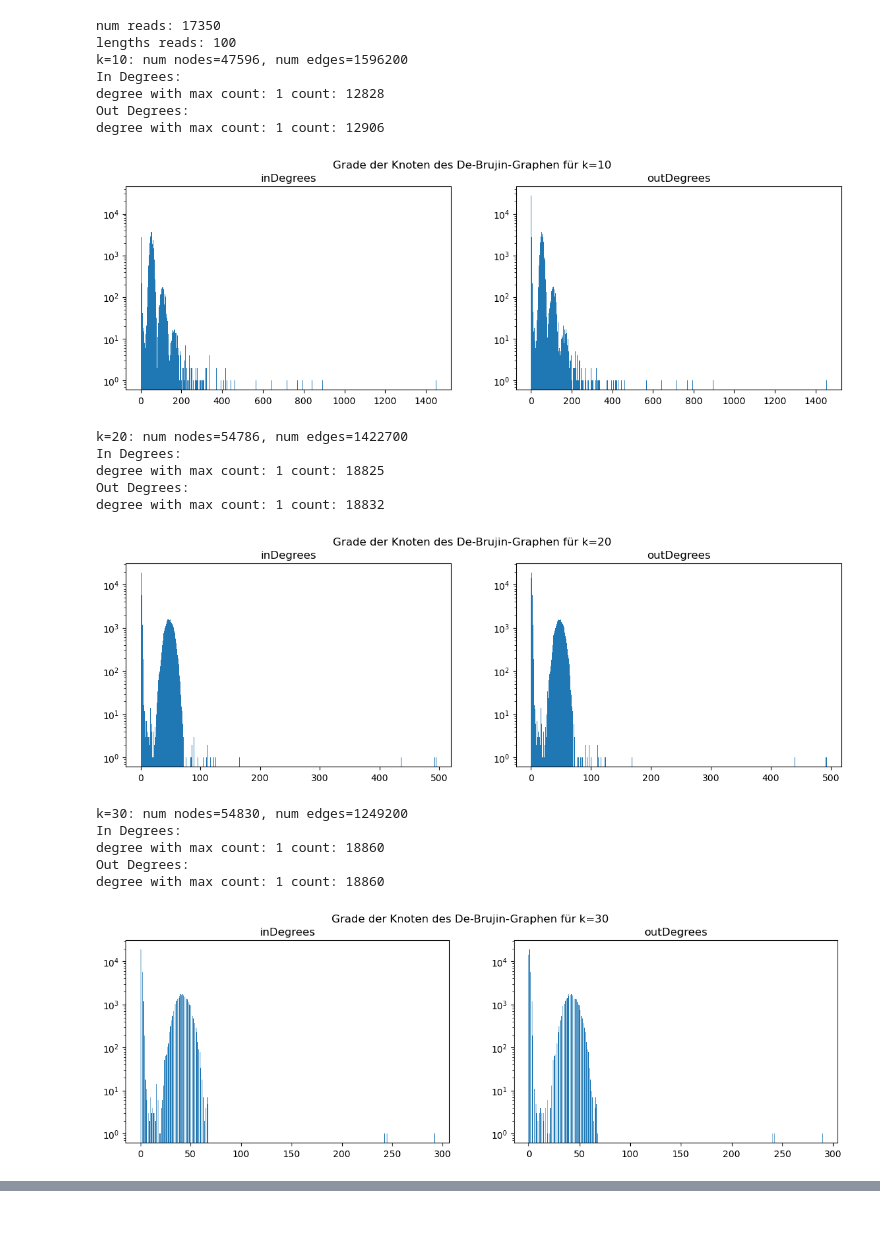
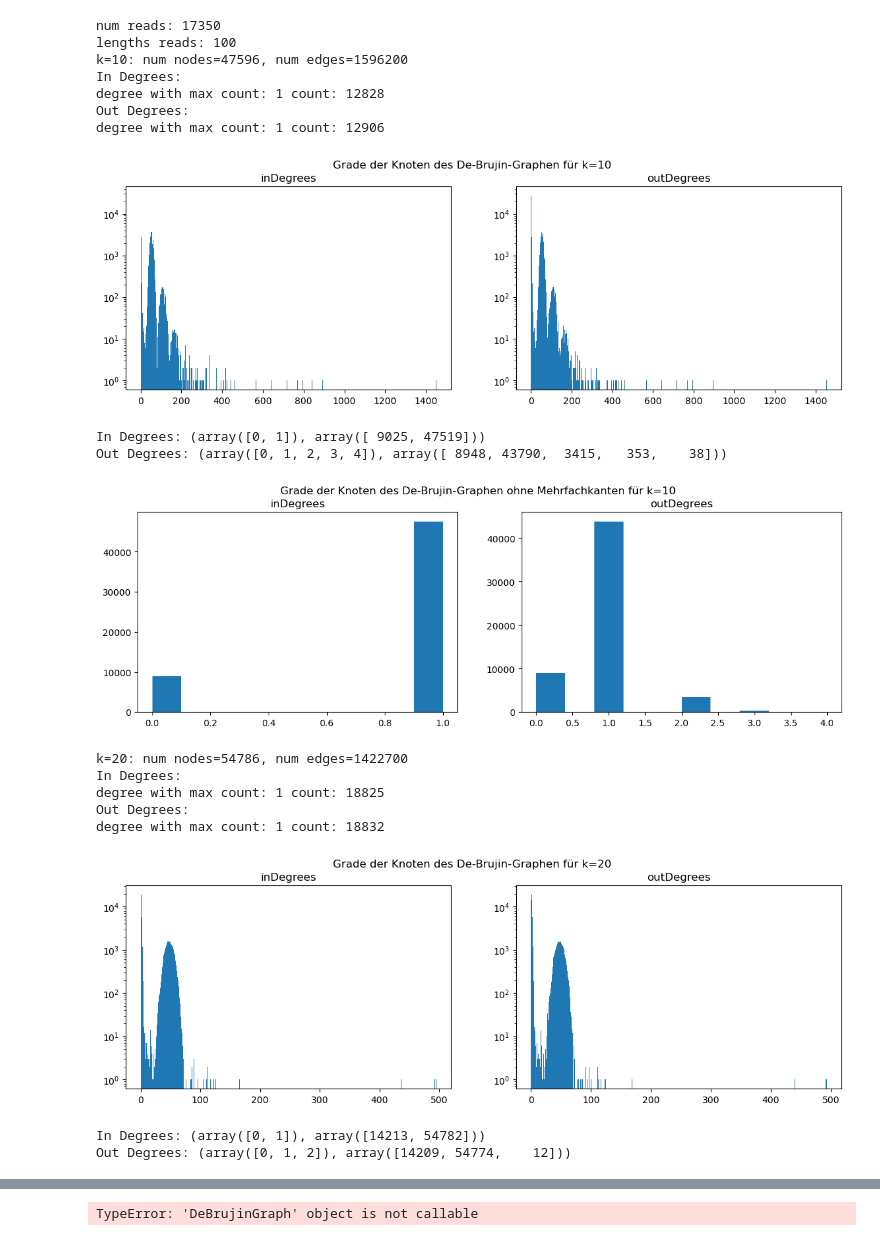
Before and after one commit to chricht1/AlgSeqII, a Jupyter notebook: Serie7/deBrujinGraphAssembly.ipynb, the cells around one changed output, grey strips where cells are left out. Cells and saved outputs as stored; diff of their text form; code cells hidden in the pictures.

```diff
--- a/Serie7/deBrujinGraphAssembly.ipynb
+++ b/Serie7/deBrujinGraphAssembly.ipynb
@@ -25,42 +25,63 @@ for k in [10,20,30]:
     vals, counts = np.unique(degsList[:,0], return_counts=True)
     print(f'degree with max count: {vals[np.argmax(counts)]} count: {max(counts)}')
 
     print('Out Degrees:')
     vals, counts = np.unique(degsList[:,1], return_counts=True)
     print(f'degree with max count: {vals[np.argmax(counts)]} count: {max(counts)}')
 
     fig, (ax1, ax2) = plt.subplots(1, 2)
     fig.set_size_inches(14,4)
     fig.suptitle(f'Grade der Knoten des De-Brujin-Graphen für k={k}')
 
     ax1.set_title('inDegrees')
     ax1.set_yscale('log')
     ax1.hist(degsList[:,0], bins=500)
 
     ax2.set_title('outDegrees')
     ax2.set_yscale('log')
     ax2.hist(degsList[:,1], bins=500)
 
     plt.savefig(f'Plots/hist_nodeDeg_graph_k{k}.png')
     plt.show()
+
+
+
+    degrees = deBrujinGraph.getUniqueEdgeDegreesNodes()
+    degsList = np.array([degrees[node] for node in degrees])
+
+    fig, (ax1, ax2) = plt.subplots(1, 2)
+    fig.set_size_inches(14,4)
+    fig.suptitle(f'Grade der Knoten des De-Brujin-Graphen ohne Mehrfachkanten für k={k}')
+
+    ax1.set_title('inDegrees')
+    #ax1.set_yscale('log')
+    ax1.hist(degsList[:,0])
+    print(f'In Degrees: {np.unique(degsList[:,0], return_counts=True)}')
+
+    ax2.set_title('outDegrees')
+    #ax2.set_yscale('log')
+    ax2.hist(degsList[:,1])
+    print(f'Out Degrees: {np.unique(degsList[:,1], return_counts=True)}')
+
+    plt.savefig(f'Plots/hist_uniqueEdgeNodeDeg_graph_k{k}.png')
+    plt.show()
 # %% [output]
 num reads: 17350
 lengths reads: 100
 k=10: num nodes=47596, num edges=1596200
 In Degrees:
 degree with max count: 1 count: 12828
 Out Degrees:
 degree with max count: 1 count: 12906
 [figure]
-k=20: num nodes=54786, num edges=1422700
-In Degrees:
-degree with max count: 1 count: 18825
-Out Degrees:
-degree with max count: 1 count: 18832
+In Degrees: (array([0, 1]), array([ 9025, 47519]))
+Out Degrees: (array([0, 1, 2, 3, 4]), array([ 8948, 43790,  3415,   353,    38]))
-[figure, old version]
+[figure, new version]
-k=30: num nodes=54830, num edges=1249200
+k=20: num nodes=54786, num edges=1422700
 In Degrees:
-degree with max count: 1 count: 18860
+degree with max count: 1 count: 18825
 Out Degrees:
-degree with max count: 1 count: 18860
+degree with max count: 1 count: 18832
-[figure, old version]
+[figure, new version]
+In Degrees: (array([0, 1]), array([14213, 54782]))
+Out Degrees: (array([0, 1, 2]), array([14209, 54774,    12]))
@@ -67,2 +98,7 @@ degree with max count: 1 count: 18860
 # %%
-# find euler path
+# find assembly
+from src.deBrujinGraphAssembly import Assembly
+graph = DeBrujinGraph(reads, 20)
+assembly = Assembly()
+# %% [output]
+TypeError: 'DeBrujinGraph' object is not callable
```
Also changed, not shown: parts of 3 cells of this notebook, 5 other files.
